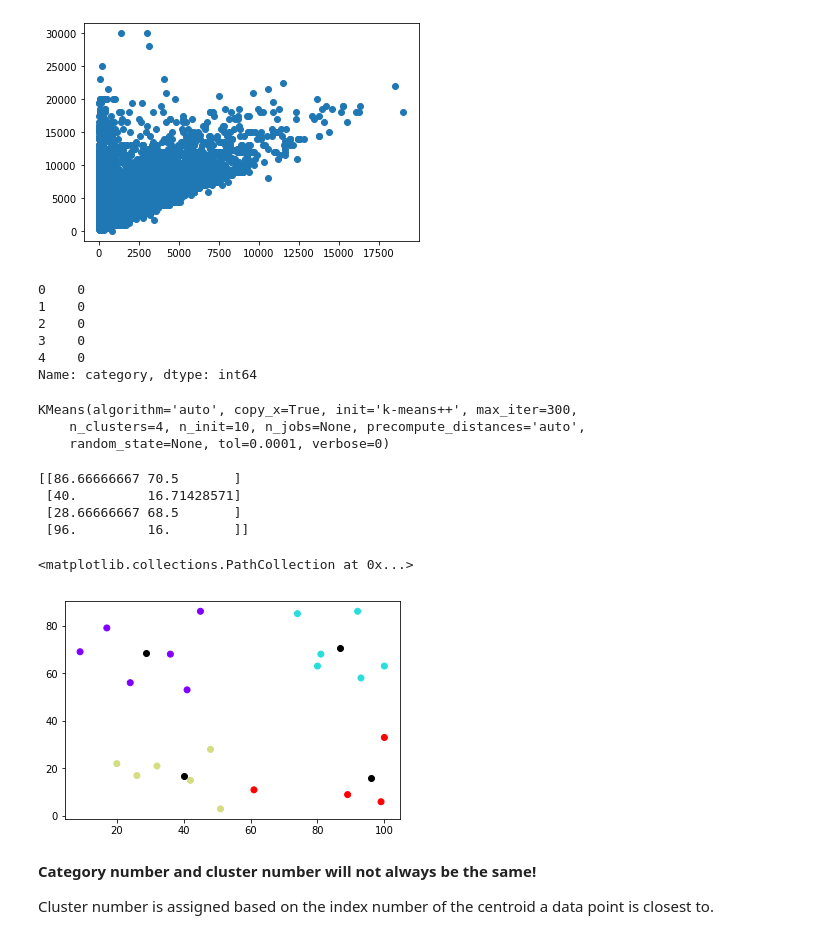
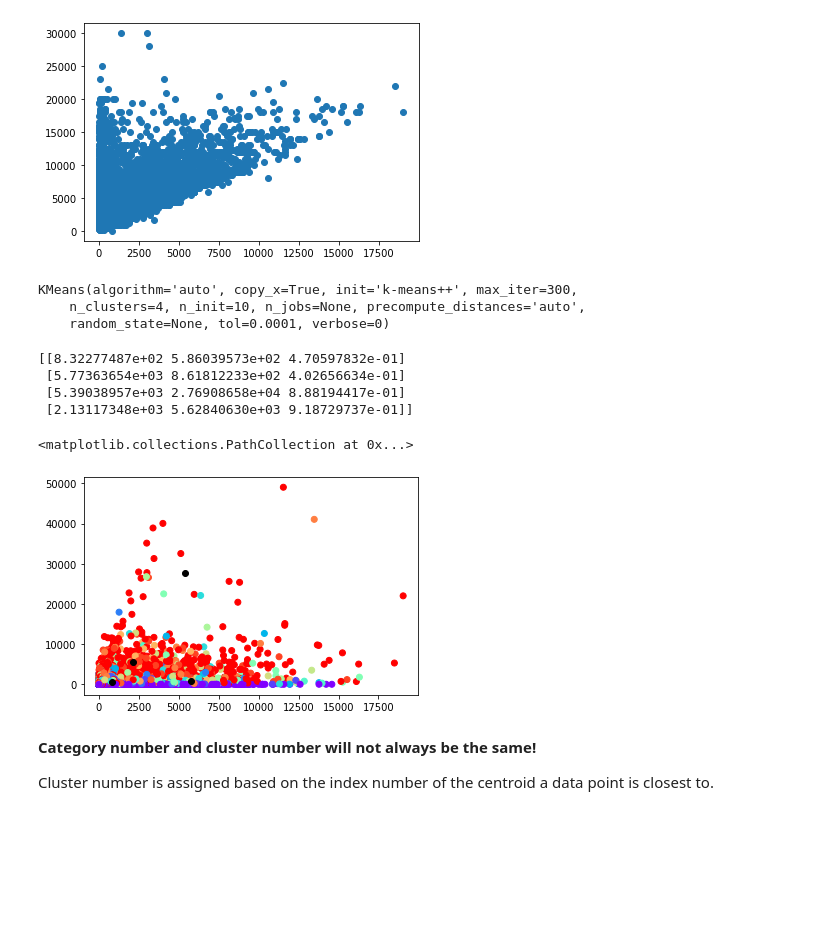
Before and after one commit to ghorellana/kmeanscreditcards, a Jupyter notebook: KMeansClustering-CreditCards.ipynb, the cells around one changed output. Cells and saved outputs as stored; diff of their text form; code cells hidden in the pictures; blank space fills up the shorter version.

```diff
--- a/KMeansClustering-CreditCards.ipynb
+++ b/KMeansClustering-CreditCards.ipynb
@@ -46,6 +37,6 @@ df
 8950 rows × 18 columns
 # %%
 #make a dataframe called X to hold the predictive features (exclude the category)
-X = df.drop(['CUST_ID', 'BALANCE_FREQUENCY', 'ONEOFF_PURCHASES', 'INSTALLMENTS_PURCHASES', 'CASH_ADVANCE', 'ONEOFF_PURCHASES_FREQUENCY', 'PURCHASES_TRX', 'CASH_ADVANCE_FREQUENCY', 'PAYMENTS', 'MINIMUM_PAYMENTS','PURCHASES_INSTALLMENTS_FREQUENCY', 'CASH_ADVANCE_TRX', 'PRC_FULL_PAYMENT', 'TENURE'], axis=1)
+X = df.drop(['CREDIT_LIMIT', 'CUST_ID', 'BALANCE_FREQUENCY', 'ONEOFF_PURCHASES', 'INSTALLMENTS_PURCHASES', 'CASH_ADVANCE', 'ONEOFF_PURCHASES_FREQUENCY', 'PURCHASES_TRX', 'CASH_ADVANCE_FREQUENCY', 'PAYMENTS', 'MINIMUM_PAYMENTS','PURCHASES_INSTALLMENTS_FREQUENCY', 'CASH_ADVANCE_TRX', 'PRC_FULL_PAYMENT', 'TENURE'], axis=1)
 X.head()
 # %% [output]
@@ -62,18 +53,6 @@ plt.scatter(df['BALANCE'],df['CREDIT_LIMIT'])
 # %% [output]
 <matplotlib.collections.PathCollection at 0x...>
 [figure]
-# %%
-# dataframe of one column
-# holds target variable "category"
-y = df['category'].copy()
-y.head()
-# %% [output]
-0    0
-1    0
-2    0
-3    0
-4    0
-Name: category, dtype: int64
 # %%
 #initialize k-means function
 #set number of clusters to categorize = 4
@@ -95,21 +74,21 @@ KMeans(algorithm='auto', copy_x=True, init='k-means++', max_iter=300,
 #index 3 is red cluster
 print(kmeans.cluster_centers_)
 # %% [output]
-[[86.66666667 70.5       ]
- [40.         16.71428571]
- [28.66666667 68.5       ]
- [96.         16.        ]]
+[[8.32277487e+02 5.86039573e+02 4.70597832e-01]
+ [5.77363654e+03 8.61812233e+02 4.02656634e-01]
+ [5.39038957e+03 2.76908658e+04 8.88194417e-01]
+ [2.13117348e+03 5.62840630e+03 9.18729737e-01]]
 # %%
 #scatterplot of original categories with k-means calculated centroids
 
 #clusters of original features based on original category
-plt.scatter(df['feature1'],df['feature2'], c=df['category'], cmap= 'rainbow')
+plt.scatter(df['BALANCE'],df['PURCHASES'], c=df['PURCHASES_FREQUENCY'], cmap= 'rainbow')
 
 #plot x, y axis coordinates for centroids
 plt.scatter(kmeans.cluster_centers_[:,0], kmeans.cluster_centers_[:,1], c='black')
 # %% [output]
 <matplotlib.collections.PathCollection at 0x...>
-[figure, old version]
+[figure, new version]
 # %%
 #add a new column to dataframe called "cluster"
 #can use this to compare features of clusters to original categories
```
Also changed, not shown: parts of 35 cells of this notebook.
